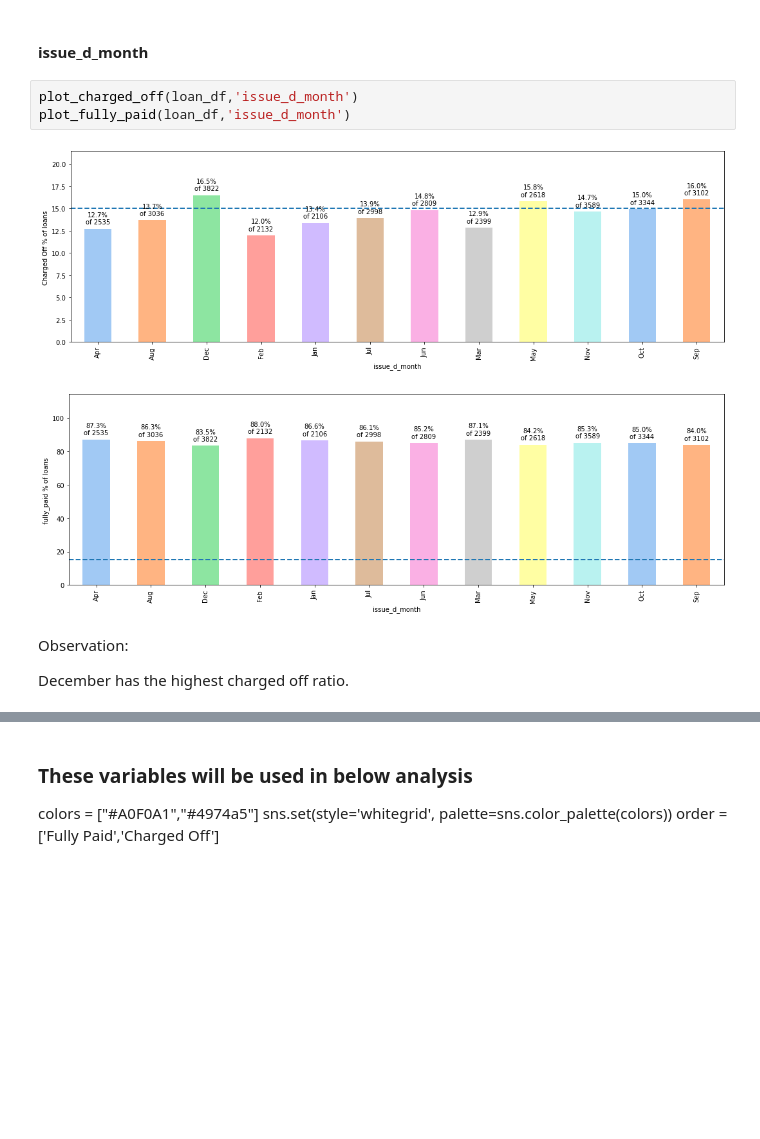
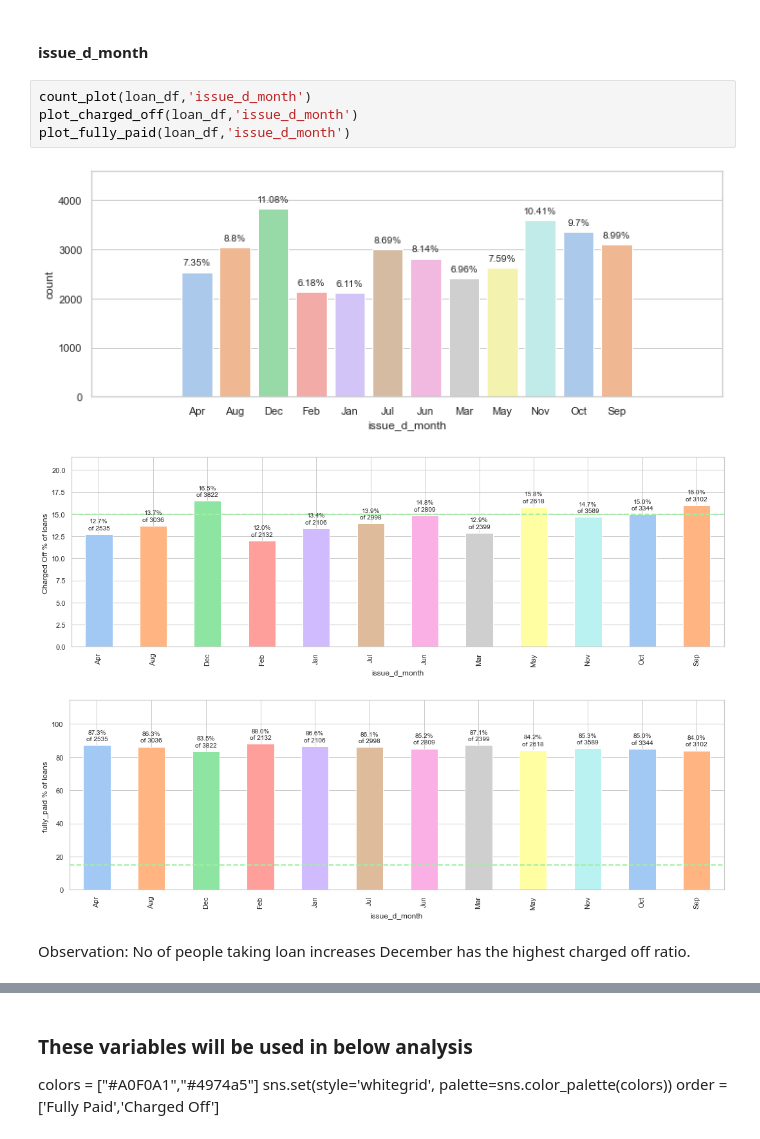
Before and after one commit to rainasharma/Lending-Club-Case-Study, a Jupyter notebook: Group_Raina_Sharma.ipynb, the cells around one changed output, grey strips where cells are left out. Cells and saved outputs as stored; diff of their text form; blank space fills up the shorter version.

```diff
--- a/Group_Raina_Sharma.ipynb
+++ b/Group_Raina_Sharma.ipynb
@@ -879,12 +879,14 @@ Loans with high interset rates results into high default rates.
 # %% [markdown]
 #### issue_d_month
 # %%
+count_plot(loan_df,'issue_d_month')
 plot_charged_off(loan_df,'issue_d_month')
 plot_fully_paid(loan_df,'issue_d_month')
 # %% [output]
-[figure, old version]
+[figure, new version]
-[figure, old version]
+[figure, new version]
+[figure, added]
 # %% [markdown]
 Observation:
-
+No of people taking loan increases
 December has the highest charged off ratio.
```
Also changed, not shown: parts of 6 cells of this notebook.
